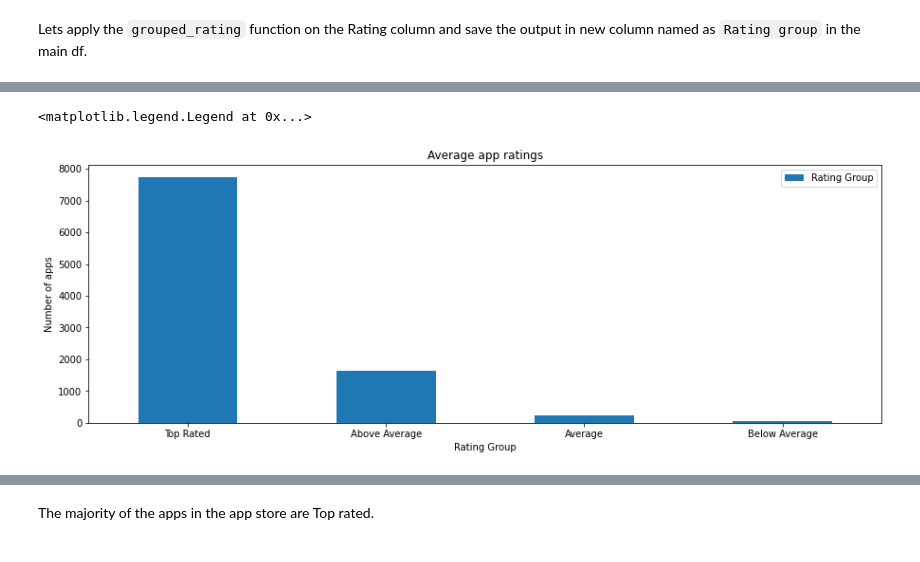
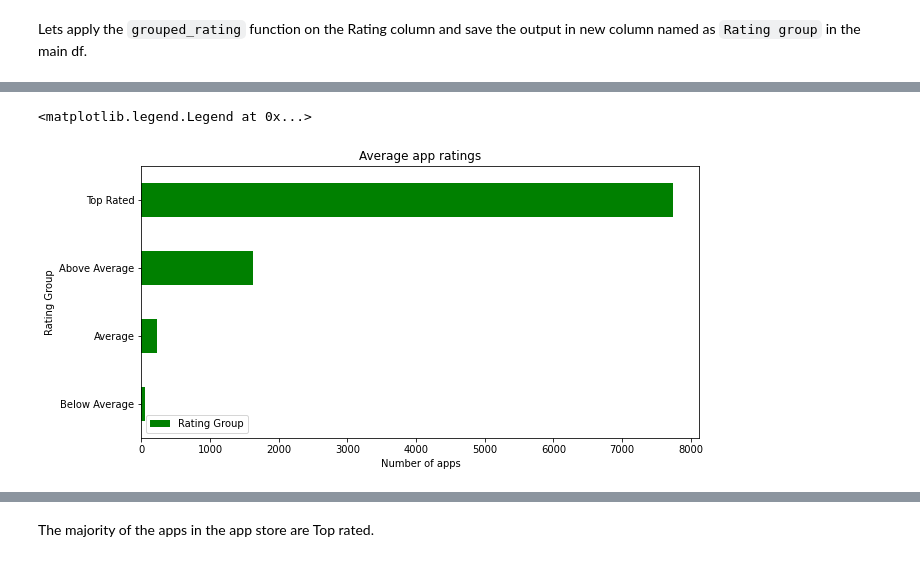
Before and after one commit to shaloy-lewis/EDA_on_play_store_app_reviews, a Jupyter notebook: EDA_on_Play_Store_App_Reviews_by_Shaloy_Lewis.ipynb, the cells around one changed output, grey strips where cells are left out. Cells and saved outputs as stored; diff of their text form; code cells hidden in the pictures.

```diff
--- a/EDA_on_Play_Store_App_Reviews_by_Shaloy_Lewis.ipynb
+++ b/EDA_on_Play_Store_App_Reviews_by_Shaloy_Lewis.ipynb
@@ -1292,12 +1292,12 @@ ps_df.head()
 # %%
 # Average app ratings
 
-ps_df['Rating Group'].value_counts().plot.bar(figsize=(15,5))
-plt.xlabel('Rating Group')
-plt.ylabel('Number of apps')
+ps_df['Rating Group'].value_counts().plot.barh(figsize=(10,5), color = 'g').invert_yaxis()
+plt.ylabel('Rating Group')
+plt.xlabel('Number of apps')
 plt.title('Average app ratings')
 plt.xticks(rotation=0)
 plt.legend()
 # %% [output]
 <matplotlib.legend.Legend at 0x...>
-[figure, old version]
+[figure, new version]
```
Also changed, not shown: parts of 33 cells of this notebook.
